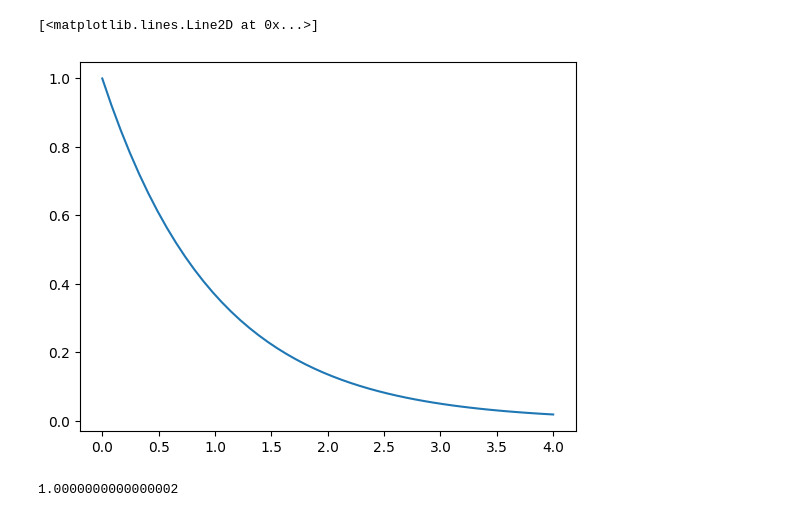
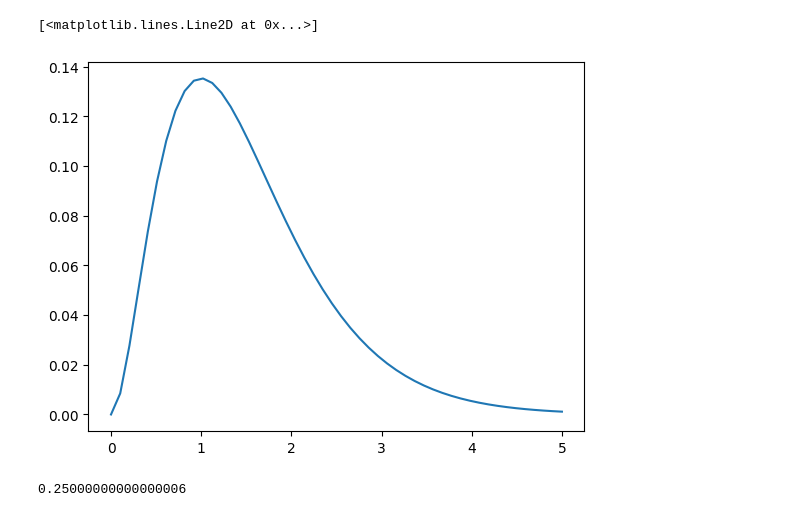
Before and after one commit to asegura4488/MetodosComputacionalesI, a Jupyter notebook: Semana13/AjustesPoissonHipotesis.ipynb, the cells around one changed output. Drawn from its saved outputs; the diff is of its cells as text; code cells hidden in the pictures.

```diff
--- a/Semana13/AjustesPoissonHipotesis.ipynb
+++ b/Semana13/AjustesPoissonHipotesis.ipynb
@@ -15,17 +15,9 @@ def Likelihood(mu,n,b,s):
 
   return np.exp(-l)*l**n/factorial(n)
 # %%
-n = np.array([0.])
-b = np.array([0.])
-s = np.array([1.])
+n = np.array([1.,1])
+b = np.array([0.,0])
+s = np.array([1.,1])
-# %%
-mu = np.linspace(0,4,50)
-Like = Likelihood(mu,n[0],b[0],s[0])#*Likelihood(mu,n[1],b[1],s[1])
-# %%
-plt.plot(mu,Like)
-# %% [output]
-[<matplotlib.lines.Line2D at 0x...>]
-[figure, removed]
 # %%
 def JointLikelihood(mu,n,b,s):
 
@@ -35,8 +27,16 @@ def JointLikelihood(mu,n,b,s):
     Joint *= Likelihood(mu,n[i],b[i],s[i])
 
   return Joint
+# %%
+mu = np.linspace(0,5,50)
+JointLike = JointLikelihood(mu,n,b,s)
+# %%
+plt.plot(mu,JointLike)
+# %% [output]
+[<matplotlib.lines.Line2D at 0x...>]
+[figure, added]
 # %%
 probx = integrate.quad(JointLikelihood,0,np.inf,args=(n,b,s))[0]
 probx
 # %% [output]
-1.0000000000000002
+0.25000000000000006
```
Also changed, not shown: parts of 4 cells of this notebook.
